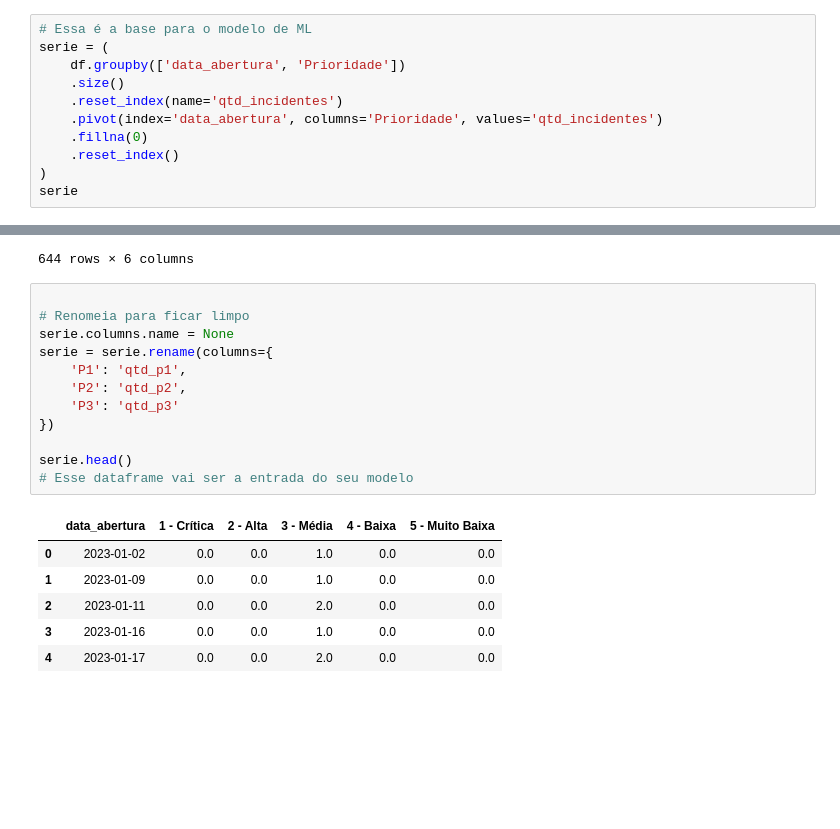
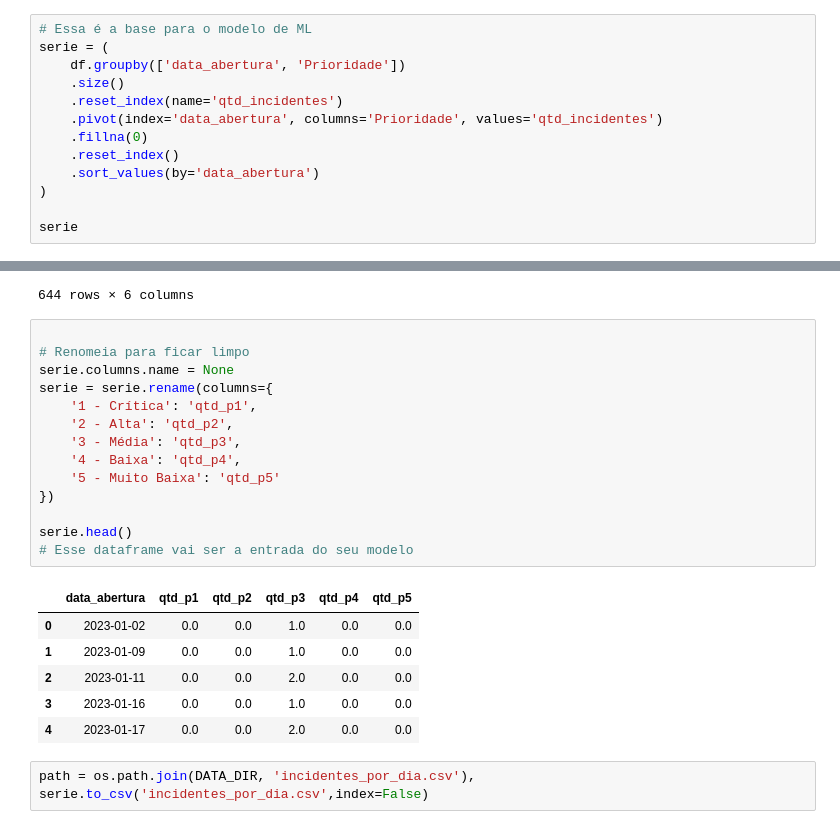
Before and after one commit to vinirocha05/challenge-locaweb, a Jupyter notebook: src/eda/eda.ipynb, the cells around one changed output, grey strips where cells are left out. Saved outputs shown, nothing was run; the diff lists cells and outputs as text; blank space fills up the shorter version.

```diff
--- a/src/eda/eda.ipynb
+++ b/src/eda/eda.ipynb
@@ -238,7 +238,9 @@ serie = (
     .pivot(index='data_abertura', columns='Prioridade', values='qtd_incidentes')
     .fillna(0)
     .reset_index()
+    .sort_values(by='data_abertura')
 )
+
 serie
 # %% [output]
 | Prioridade | data_abertura | 1 - Crítica | 2 - Alta | 3 - Média | 4 - Baixa | 5 - Muito Baixa |
@@ -257,19 +259,24 @@ serie
 # %%
 
 # Renomeia para ficar limpo
 serie.columns.name = None
 serie = serie.rename(columns={
-    'P1': 'qtd_p1',
-    'P2': 'qtd_p2',
-    'P3': 'qtd_p3'
+    '1 - Crítica': 'qtd_p1',
+    '2 - Alta': 'qtd_p2',
+    '3 - Média': 'qtd_p3',
+    '4 - Baixa': 'qtd_p4',
+    '5 - Muito Baixa': 'qtd_p5'
 })
 
 serie.head()
 # Esse dataframe vai ser a entrada do seu modelo
 # %% [output]
-|  | data_abertura | 1 - Crítica | 2 - Alta | 3 - Média | 4 - Baixa | 5 - Muito Baixa |
+|  | data_abertura | qtd_p1 | qtd_p2 | qtd_p3 | qtd_p4 | qtd_p5 |
 | 0 | 2023-01-02 | 0.0 | 0.0 | 1.0 | 0.0 | 0.0 |
 | 1 | 2023-01-09 | 0.0 | 0.0 | 1.0 | 0.0 | 0.0 |
 | 2 | 2023-01-11 | 0.0 | 0.0 | 2.0 | 0.0 | 0.0 |
 | 3 | 2023-01-16 | 0.0 | 0.0 | 1.0 | 0.0 | 0.0 |
 | 4 | 2023-01-17 | 0.0 | 0.0 | 2.0 | 0.0 | 0.0 |
+# %%
+path = os.path.join(DATA_DIR, 'incidentes_por_dia.csv'),
+serie.to_csv('incidentes_por_dia.csv',index=False)
```
Also changed, not shown: 10 other files.
